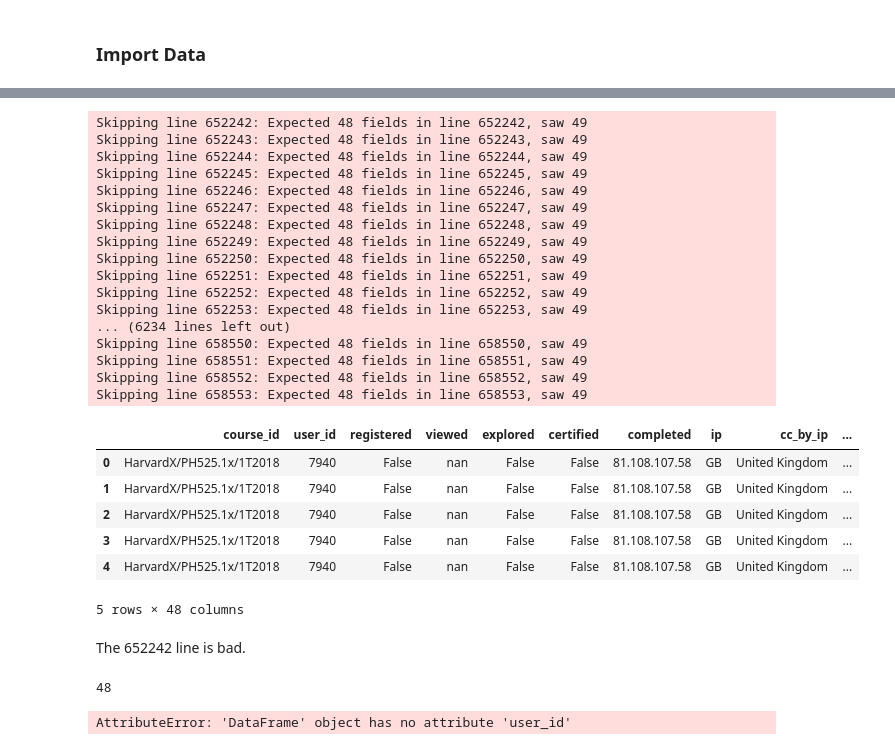
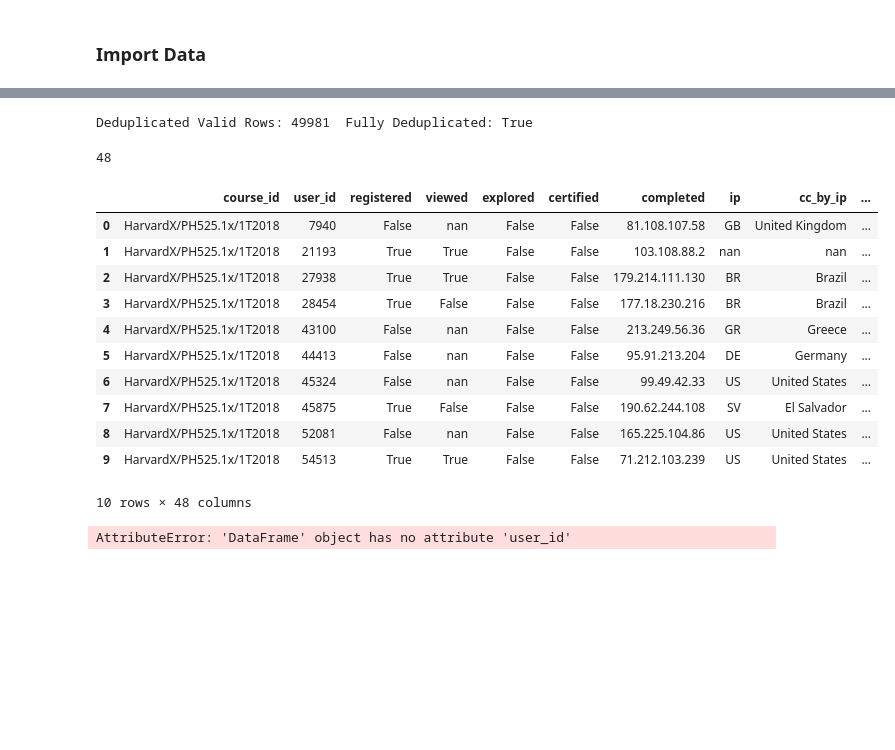
Before and after one commit to cteicher-m/cleanup, a Jupyter notebook: cleanup_on_row_7.ipynb, the cells around one changed output, grey strips where cells are left out. Saved outputs shown, nothing was run; the diff lists cells and outputs as text; code cells hidden in the pictures; blank space fills up the shorter version.

Commit message:
reworked file read-in to be more like Waldo

```diff
--- a/cleanup_on_row_7.ipynb
+++ b/cleanup_on_row_7.ipynb
@@ -15,38 +66,30 @@ NA_FILL_VALUE = 0
 # %%
-df_test = pd.read_csv("dirty_sample_small.csv", sep=',', engine='python', error_bad_lines=False, dtype='unicode')
-df_test.head()
+df_test = pd.read_csv("valid_rows_sample_small.csv", sep=',', engine='python', error_bad_lines=False, dtype='unicode')
-# %% [output]
-Skipping line 652242: Expected 48 fields in line 652242, saw 49
-Skipping line 652243: Expected 48 fields in line 652243, saw 49
-Skipping line 652244: Expected 48 fields in line 652244, saw 49
-Skipping line 652245: Expected 48 fields in line 652245, saw 49
-Skipping line 652246: Expected 48 fields in line 652246, saw 49
-Skipping line 652247: Expected 48 fields in line 652247, saw 49
-Skipping line 652248: Expected 48 fields in line 652248, saw 49
-Skipping line 652249: Expected 48 fields in line 652249, saw 49
-Skipping line 652250: Expected 48 fields in line 652250, saw 49
-Skipping line 652251: Expected 48 fields in line 652251, saw 49
-Skipping line 652252: Expected 48 fields in line 652252, saw 49
-Skipping line 652253: Expected 48 fields in line 652253, saw 49
-... (6234 lines left out)
-Skipping line 658550: Expected 48 fields in line 658550, saw 49
-Skipping line 658551: Expected 48 fields in line 658551, saw 49
-Skipping line 658552: Expected 48 fields in line 658552, saw 49
-Skipping line 658553: Expected 48 fields in line 658553, saw 49
-|  | course_id | user_id | registered | viewed | explored | certified | completed | ip | cc_by_ip | ... |
-| 0 | HarvardX/PH525.1x/1T2018 | 7940 | False | nan | False | False | 81.108.107.58 | GB | United Kingdom | ... |
-| 1 | HarvardX/PH525.1x/1T2018 | 7940 | False | nan | False | False | 81.108.107.58 | GB | United Kingdom | ... |
-| 2 | HarvardX/PH525.1x/1T2018 | 7940 | False | nan | False | False | 81.108.107.58 | GB | United Kingdom | ... |
-| 3 | HarvardX/PH525.1x/1T2018 | 7940 | False | nan | False | False | 81.108.107.58 | GB | United Kingdom | ... |
-| 4 | HarvardX/PH525.1x/1T2018 | 7940 | False | nan | False | False | 81.108.107.58 | GB | United Kingdom | ... |
-5 rows × 48 columns
-# %% [markdown]
-The 652242 line is bad.
-# %%
-df_test.columns.values
-len(df_test.columns)
-# %% [output]
-48
+# %%
+# Use Pandas drop_duplicates() as evidence that dataset is deduplicated
+print("Deduplicated Valid Rows: %d\tFully Deduplicated: %r"
+      % (len(df_test), len(df_test) == len(df_test.drop_duplicates())))
+# %% [output]
+Deduplicated Valid Rows: 49981  Fully Deduplicated: True
+# %%
+len(df_test.columns.values)
+# %% [output]
+48
+# %%
+df_test.head(10)
+# %% [output]
+|  | course_id | user_id | registered | viewed | explored | certified | completed | ip | cc_by_ip | ... |
+| 0 | HarvardX/PH525.1x/1T2018 | 7940 | False | nan | False | False | 81.108.107.58 | GB | United Kingdom | ... |
+| 1 | HarvardX/PH525.1x/1T2018 | 21193 | True | True | False | False | 103.108.88.2 | nan | nan | ... |
+| 2 | HarvardX/PH525.1x/1T2018 | 27938 | True | True | False | False | 179.214.111.130 | BR | Brazil | ... |
+| 3 | HarvardX/PH525.1x/1T2018 | 28454 | True | False | False | False | 177.18.230.216 | BR | Brazil | ... |
+| 4 | HarvardX/PH525.1x/1T2018 | 43100 | False | nan | False | False | 213.249.56.36 | GR | Greece | ... |
+| 5 | HarvardX/PH525.1x/1T2018 | 44413 | False | nan | False | False | 95.91.213.204 | DE | Germany | ... |
+| 6 | HarvardX/PH525.1x/1T2018 | 45324 | False | nan | False | False | 99.49.42.33 | US | United States | ... |
+| 7 | HarvardX/PH525.1x/1T2018 | 45875 | True | False | False | False | 190.62.244.108 | SV | El Salvador | ... |
+| 8 | HarvardX/PH525.1x/1T2018 | 52081 | False | nan | False | False | 165.225.104.86 | US | United States | ... |
+| 9 | HarvardX/PH525.1x/1T2018 | 54513 | True | True | False | False | 71.212.103.239 | US | United States | ... |
+10 rows × 48 columns
 # %%
 df_test.index = df_test.user_id
 df_test = df_test.drop('user_id', axis = 1)
```
Also changed, not shown: parts of 10 cells of this notebook.
